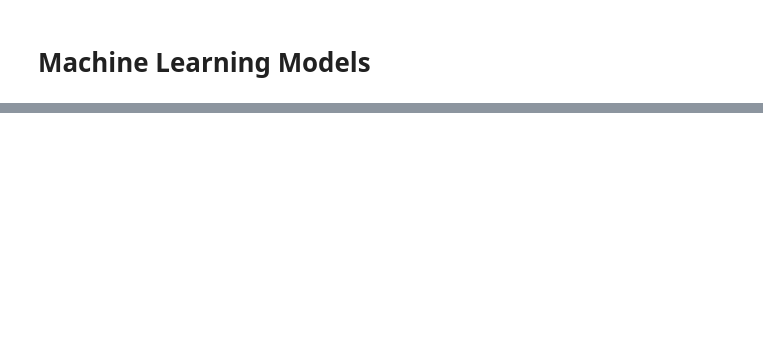
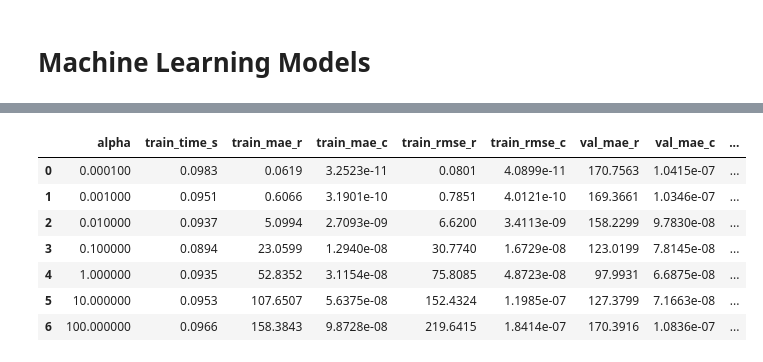
Before and after one commit to Sbrvl/ECSE-343, a Jupyter notebook: group_5_ML.ipynb, the cells around one changed output, grey strips where cells are left out. Cells and saved outputs as stored; diff of their text form; code cells hidden in the pictures; blank space fills up the shorter version.

```diff
--- a/group_5_ML.ipynb
+++ b/group_5_ML.ipynb
@@ -37,0 +103,74 @@ y_test = data['y_test']    # (n_test, 2)
+# %%
+target_is_log = globals().get('target_is_log', False)
+y_train_phys = np.exp(y_train) if target_is_log else y_train
+y_val_phys = np.exp(y_val) if target_is_log else y_val
+y_test_phys = np.exp(y_test) if target_is_log else y_test
+
+def to_phys(y_pred, is_log):
+    return np.exp(y_pred) if is_log else y_pred
+
+def metrics_r_c(y_true, y_pred):
+    mae_r = mean_absolute_error(y_true[:, 0], y_pred[:, 0])
+    mae_c = mean_absolute_error(y_true[:, 1], y_pred[:, 1])
+    rmse_r = np.sqrt(mean_squared_error(y_true[:, 0], y_pred[:, 0]))
+    rmse_c = np.sqrt(mean_squared_error(y_true[:, 1], y_pred[:, 1]))
+    return mae_r, mae_c, rmse_r, rmse_c
+
+n_train, n_val, n_test = len(X_train), len(X_val), len(X_test)
+alpha_list = [1e-4, 1e-3, 1e-2, 0.1, 1.0, 10.0, 100.0]
+lr_results = []
+best_val_mae_avg = float('inf')
+lr_model = None
+train_time_lr = None
+best_lr_params = {}
+
+for alpha in alpha_list:
+    model = Ridge(alpha=alpha, random_state=42)
+    t0 = time.perf_counter()
+    model.fit(X_train, y_train)
+    t_elapsed = time.perf_counter() - t0
+    y_train_pred = to_phys(model.predict(X_train), target_is_log)
+    y_val_pred   = to_phys(model.predict(X_val),   target_is_log)
+    y_test_pred  = to_phys(model.predict(X_test),  target_is_log)
+    tr = metrics_r_c(y_train_phys, y_train_pred)
+    va = metrics_r_c(y_val_phys,   y_val_pred)
+    te = metrics_r_c(y_test_phys,  y_test_pred)
+    val_mae_avg = (va[0] + va[1]) / 2
+    lr_results.append({
+        'alpha': alpha,
+        'train_time_s': t_elapsed,
+        'train_mae_r': tr[0], 'train_mae_c': tr[1],
+        'train_rmse_r': tr[2], 'train_rmse_c': tr[3],
+        'val_mae_r': va[0], 'val_mae_c': va[1],
+        'val_rmse_r': va[2], 'val_rmse_c': va[3],
+        'test_mae_r': te[0], 'test_mae_c': te[1],
+        'test_rmse_r': te[2], 'test_rmse_c': te[3],
+    })
+    if val_mae_avg < best_val_mae_avg:
+        best_val_mae_avg = val_mae_avg
+        lr_model = model
+        train_time_lr = t_elapsed
+        best_lr_params = {'alpha': alpha}
+
+lr_experiments_df = pd.DataFrame(lr_results)
+print("Linear Regression (Ridge) — hyperparameter tuning experiments")
+print(f"Data: n_train={n_train}, n_val={n_val}, n_test={n_test}")
+print("Note: best config selected by validation MAE only; test metrics shown for reference.")
+c_cols_lr = [c for c in lr_experiments_df.columns if '_mae_c' in c or '_rmse_c' in c]
+r_cols_lr  = [c for c in lr_experiments_df.columns if ('_mae_r' in c or '_rmse_r' in c)]
+t_cols_lr  = ['train_time_s']
+fmt_lr = {col: "{:.4e}" for col in c_cols_lr}
+fmt_lr.update({col: "{:.4f}" for col in r_cols_lr})
+fmt_lr.update({col: "{:.4f}" for col in t_cols_lr})
+display(lr_experiments_df.style.format(fmt_lr))
+print(f"\nBest config (by validation MAE): {best_lr_params}")
+print("Justification: Chosen alpha minimizes average validation MAE (R and C).")
+print("\nBest model — Val and Test metrics:")
+y_val_pred  = to_phys(lr_model.predict(X_val),  target_is_log)
+y_test_pred = to_phys(lr_model.predict(X_test), target_is_log)
+va = metrics_r_c(y_val_phys,  y_val_pred)
+te = metrics_r_c(y_test_phys, y_test_pred)
+print(f"  Train time: {train_time_lr:.4f} s")
+print(f"  Val:  R mae: {va[0]:.4f}  C mae: {va[1]:.4e}  R rmse: {va[2]:.4f}  C rmse: {va[3]:.4e}")
+print(f"  Test: R mae: {te[0]:.4f}  C mae: {te[1]:.4e}  R rmse: {te[2]:.4f}  C rmse: {te[3]:.4e}")
+# %% [output]
@@ -37,0 +180,8 @@ y_test = data['y_test']    # (n_test, 2)
+|  | alpha | train_time_s | train_mae_r | train_mae_c | train_rmse_r | train_rmse_c | val_mae_r | val_mae_c | ... |
+| 0 | 0.000100 | 0.0983 | 0.0619 | 3.2523e-11 | 0.0801 | 4.0899e-11 | 170.7563 | 1.0415e-07 | ... |
+| 1 | 0.001000 | 0.0951 | 0.6066 | 3.1901e-10 | 0.7851 | 4.0121e-10 | 169.3661 | 1.0346e-07 | ... |
+| 2 | 0.010000 | 0.0937 | 5.0994 | 2.7093e-09 | 6.6200 | 3.4113e-09 | 158.2299 | 9.7830e-08 | ... |
+| 3 | 0.100000 | 0.0894 | 23.0599 | 1.2940e-08 | 30.7740 | 1.6729e-08 | 123.0199 | 7.8145e-08 | ... |
+| 4 | 1.000000 | 0.0935 | 52.8352 | 3.1154e-08 | 75.8085 | 4.8723e-08 | 97.9931 | 6.6875e-08 | ... |
+| 5 | 10.000000 | 0.0953 | 107.6507 | 5.6375e-08 | 152.4324 | 1.1985e-07 | 127.3799 | 7.1663e-08 | ... |
+| 6 | 100.000000 | 0.0966 | 158.3843 | 9.8728e-08 | 219.6415 | 1.8414e-07 | 170.3916 | 1.0836e-07 | ... |
```
Also changed, not shown: parts of 22 cells of this notebook.
